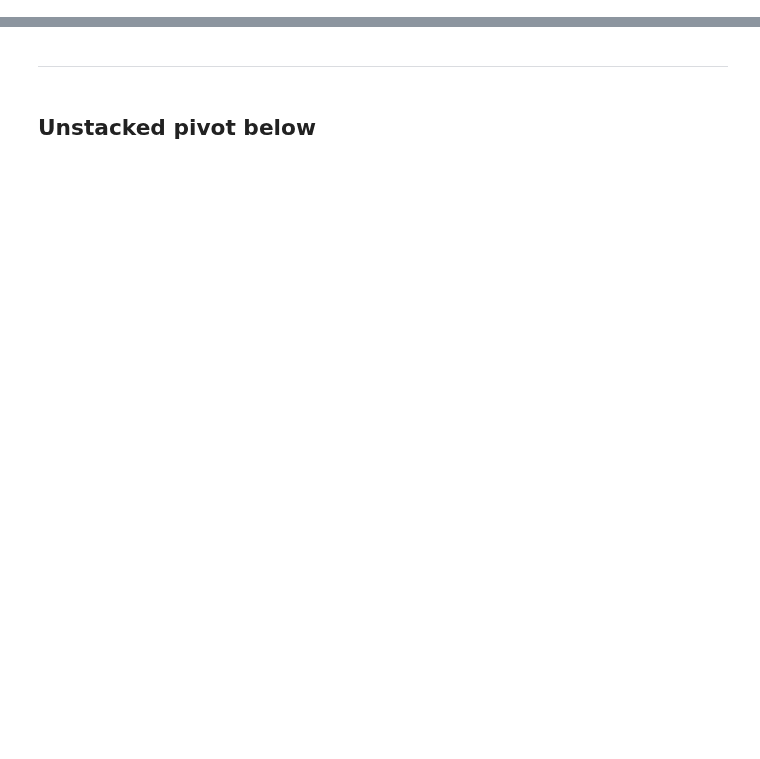
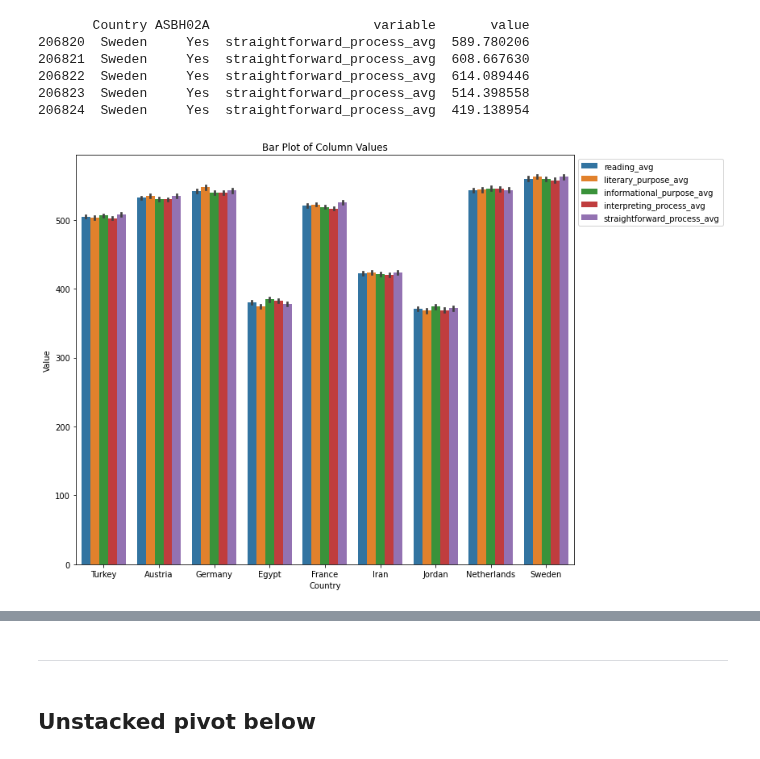
Before and after one commit to SophieESpencer/Comparison, a Jupyter notebook: Analysis - Assessment Scores-Copy1.ipynb, the cells around one changed output, grey strips where cells are left out. Drawn from its saved outputs; the diff is of its cells as text; code cells hidden in the pictures; blank space fills up the shorter version.

Commit message:
Success file - finally achieved the overlapping barplot, just need to add labels

```diff
--- a/Analysis - Assessment Scores-Copy1.ipynb
+++ b/Analysis - Assessment Scores-Copy1.ipynb
@@ -39,6 +38,8 @@ df = calculate_average(df, straightforward_process, 'straightforward_process')
+# %%
+averages = ['reading_avg', 'literary_purpose_avg', 'informational_purpose_avg',
+       'interpreting_process_avg', 'straightforward_process_avg']
 # %%
-averages = ['reading_avg', 'literary_purpose_avg', 'informational_purpose_avg',
-       'interpreting_process_avg', 'straightforward_process']
+
 
 pivot_df_avgliteracy = df.pivot_table(values=averages, index=['Country','ASBH02A'], aggfunc='mean')
 pivot_df_avgliteracy
@@ -61,3 +62,9 @@ pivot_df_avgliteracy
 |  | Yes | 564.668847 | 563.305228 | 569.014791 | 565.399209 | ... |
 | Turkey | No | 459.545292 | 450.463128 | 456.161154 | 454.834990 | ... |
 |  | Yes | 508.299876 | 504.960550 | 505.637007 | 507.160195 | ... |
+# %%
+columns_to_select = ['Country', 'ASBH02A'] + averages
+
+# Select the combined columns from the DataFrame
+df_selected = df[columns_to_select]
+df_selected.tail()
@@ -63,0 +78,33 @@ pivot_df_avgliteracy
+# %%
+# Reshape the DataFrame to long format
+df_melted = pd.melt(df_selected, id_vars=['Country','ASBH02A'], value_vars=averages, var_name='variable', value_name='value')
+
+# Display the reshaped DataFrame
+print(df_melted.tail())
+# %% [output]
+       Country ASBH02A                     variable       value
+206820  Sweden     Yes  straightforward_process_avg  589.780206
+206821  Sweden     Yes  straightforward_process_avg  608.667630
+206822  Sweden     Yes  straightforward_process_avg  614.089446
+206823  Sweden     Yes  straightforward_process_avg  514.398558
+206824  Sweden     Yes  straightforward_process_avg  419.138954
+# %%
+# Set the figure size
+plt.figure(figsize=(12, 8))
+
+# Create the bar plot
+sns.barplot(x='Country', y='value', hue='variable', data=df_melted)
+
+# Move the legend outside the plot
+plt.legend(loc='upper left', bbox_to_anchor=(1, 1))
+
+# Add labels and title
+plt.xlabel('Country')
+plt.ylabel('Value')
+plt.title('Bar Plot of Column Values')
+
+# Show the plot
+plt.tight_layout()
+plt.show()
+# %% [output]
+[figure, added]
```
Also changed, not shown: parts of 11 cells of this notebook, 4 other files.
